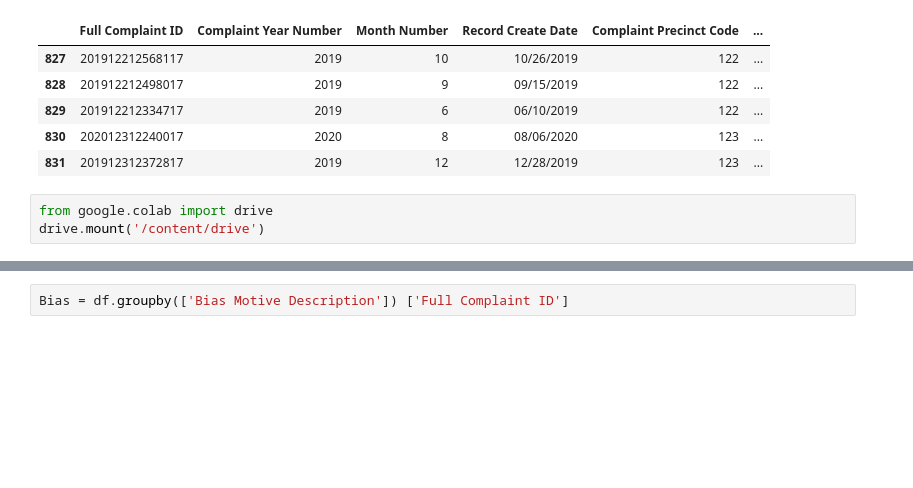
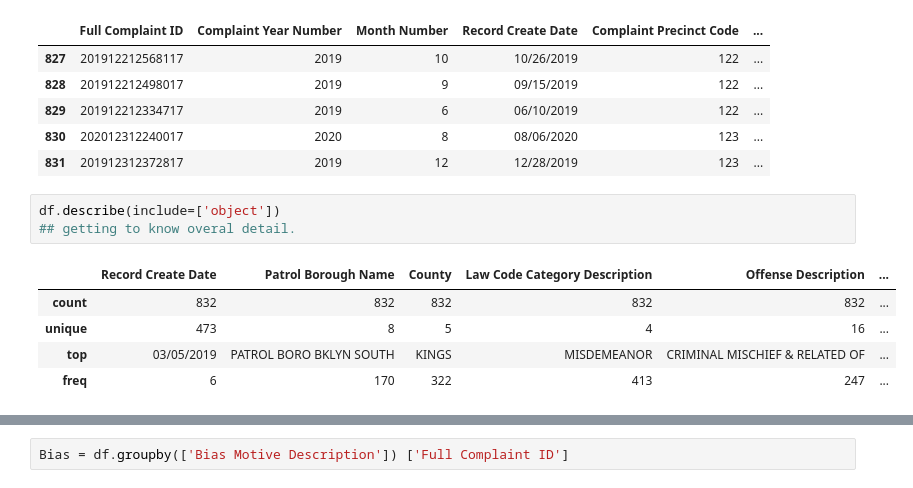
Before and after one commit to Thivadee19/LGCC_201DataAnalytic_Python_Project3, a Jupyter notebook: DATA_201_Python_Project_3.ipynb, the cells around one changed output, grey strips where cells are left out. Drawn from its saved outputs; the diff is of its cells as text; blank space fills up the shorter version.

```diff
--- a/DATA_201_Python_Project_3.ipynb
+++ b/DATA_201_Python_Project_3.ipynb
@@ -78,6 +82,12 @@ df.tail()
 | 829 | 201912212334717 | 2019 | 6 | 06/10/2019 | 122 | ... |
 | 830 | 202012312240017 | 2020 | 8 | 08/06/2020 | 123 | ... |
 | 831 | 201912312372817 | 2019 | 12 | 12/28/2019 | 123 | ... |
-# %%
-from google.colab import drive
-drive.mount('/content/drive')
+# %%
+df.describe(include=['object'])
+## getting to know overal detail.
+# %% [output]
+|  | Record Create Date | Patrol Borough Name | County | Law Code Category Description | Offense Description | ... |
+| count | 832 | 832 | 832 | 832 | 832 | ... |
+| unique | 473 | 8 | 5 | 4 | 16 | ... |
+| top | 03/05/2019 | PATROL BORO BKLYN SOUTH | KINGS | MISDEMEANOR | CRIMINAL MISCHIEF & RELATED OF | ... |
+| freq | 6 | 170 | 322 | 413 | 247 | ... |
```
Also changed, not shown: parts of 18 cells of this notebook.
